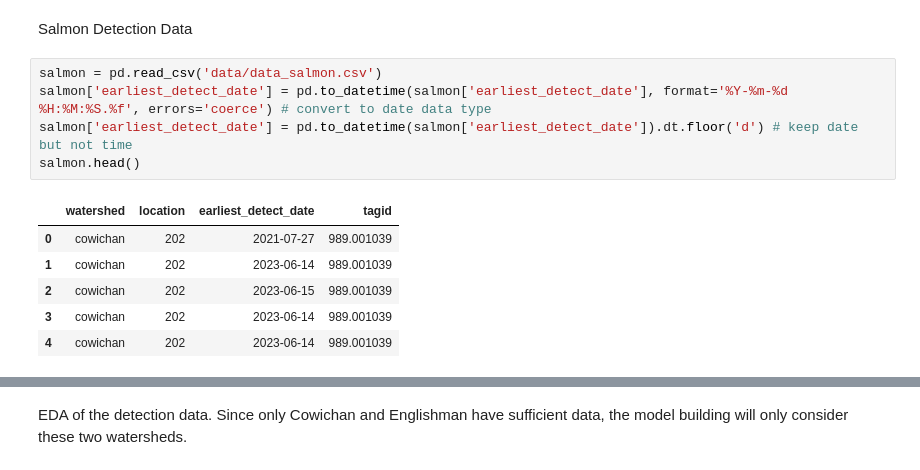
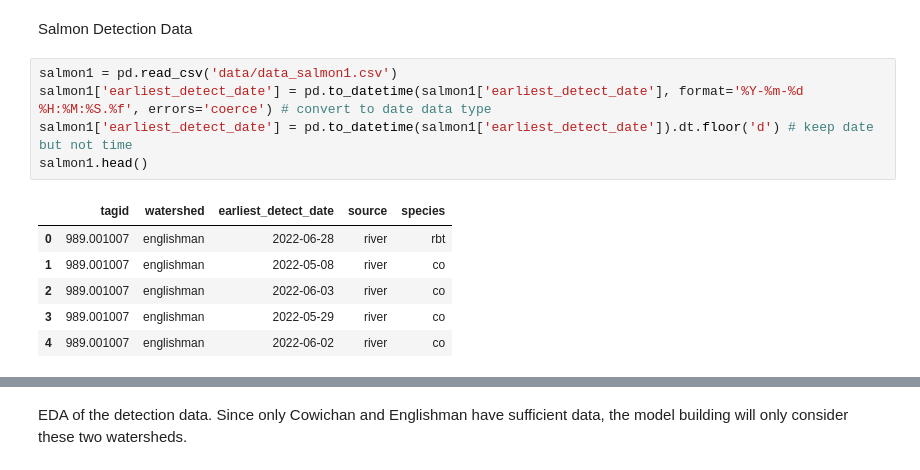
Before and after one commit to brahmwg/Bottlenecks_MDS_Capstone, a Jupyter notebook: outMigration_model/outM.ipynb, the cells around one changed output, grey strips where cells are left out. Drawn from its saved outputs; the diff is of its cells as text.

```diff
--- a/outMigration_model/outM.ipynb
+++ b/outMigration_model/outM.ipynb
@@ -15,14 +15,14 @@ DataTransformerRegistry.enable('vegafusion')
 # %% [markdown]
 Salmon Detection Data
 # %%
-salmon = pd.read_csv('data/data_salmon.csv')
-salmon['earliest_detect_date'] = pd.to_datetime(salmon['earliest_detect_date'], format='%Y-%m-%d %H:%M:%S.%f', errors='coerce') # convert to date data type
-salmon['earliest_detect_date'] = pd.to_datetime(salmon['earliest_detect_date']).dt.floor('d') # keep date but not time
-salmon.head()
+salmon1 = pd.read_csv('data/data_salmon1.csv')
+salmon1['earliest_detect_date'] = pd.to_datetime(salmon1['earliest_detect_date'], format='%Y-%m-%d %H:%M:%S.%f', errors='coerce') # convert to date data type
+salmon1['earliest_detect_date'] = pd.to_datetime(salmon1['earliest_detect_date']).dt.floor('d') # keep date but not time
+salmon1.head()
 # %% [output]
-|  | watershed | location | earliest_detect_date | tagid |
-| 0 | cowichan | 202 | 2021-07-27 | 989.001039 |
-| 1 | cowichan | 202 | 2023-06-14 | 989.001039 |
-| 2 | cowichan | 202 | 2023-06-15 | 989.001039 |
-| 3 | cowichan | 202 | 2023-06-14 | 989.001039 |
-| 4 | cowichan | 202 | 2023-06-14 | 989.001039 |
+|  | tagid | watershed | earliest_detect_date | source | species |
+| 0 | 989.001007 | englishman | 2022-06-28 | river | rbt |
+| 1 | 989.001007 | englishman | 2022-05-08 | river | co |
+| 2 | 989.001007 | englishman | 2022-06-03 | river | co |
+| 3 | 989.001007 | englishman | 2022-05-29 | river | co |
+| 4 | 989.001007 | englishman | 2022-06-02 | river | co |
```
Also changed, not shown: parts of 26 cells of this notebook.
